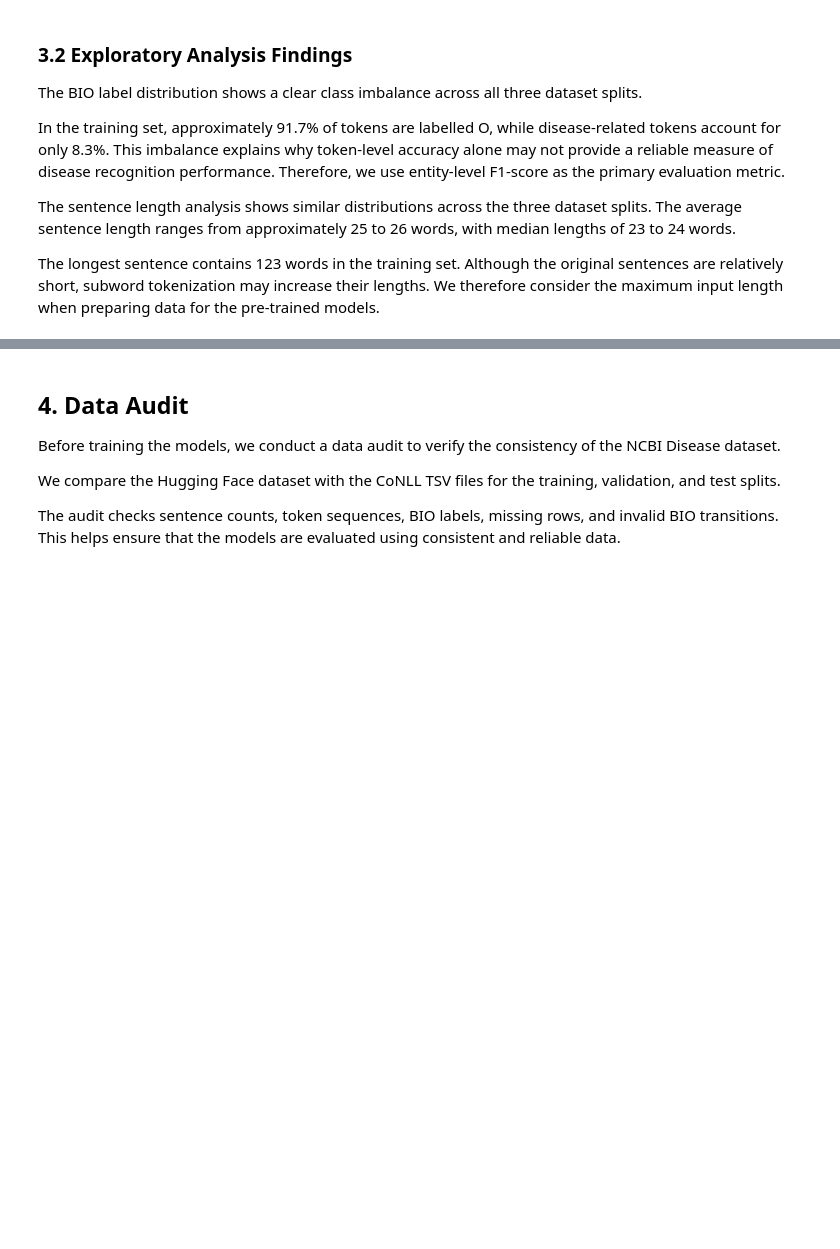
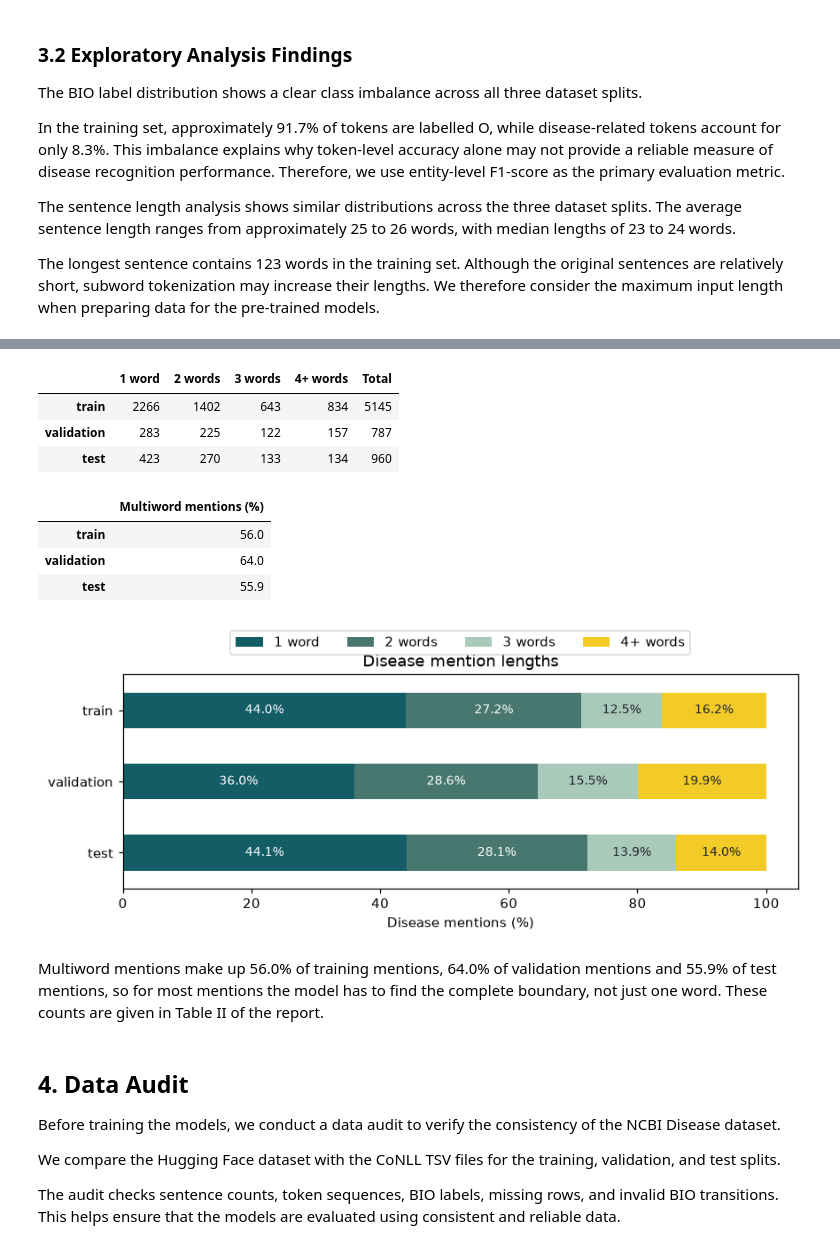
Before and after one commit to lofty14/bert-ner-baseline, a Jupyter notebook: Project13_TeamHAHA_final.ipynb, the cells around one changed output, grey strips where cells are left out. Saved outputs shown, nothing was run; the diff lists cells and outputs as text; code cells hidden in the pictures; blank space fills up the shorter version.

```diff
--- a/Project13_TeamHAHA_final.ipynb
+++ b/Project13_TeamHAHA_final.ipynb
@@ -219,3 +225,56 @@ The longest sentence contains 123 words in the training set. Although the origin
+# %%
+# Count disease mentions by length in original words (data_splits comes from the repository loader in Part 1).
+def disease_mention_lengths(tags):
+    lengths = []
+    current_length = 0
+    for tag in [*tags, "O"]:
+        if tag == "I-Disease":
+            assert current_length > 0, "Orphan I-Disease tag"
+            current_length += 1
+        else:
+            if current_length:
+                lengths.append(current_length)
+            current_length = 1 if tag == "B-Disease" else 0
+    return lengths
+
+mention_lengths = {
+    split: [length for _, tags in rows for length in disease_mention_lengths(tags)]
+    for split, rows in data_splits.items()
+}
+mention_table = pd.DataFrame.from_dict({
+    split: {"1 word": sum(n == 1 for n in lengths),
+            "2 words": sum(n == 2 for n in lengths),
+            "3 words": sum(n == 3 for n in lengths),
+            "4+ words": sum(n >= 4 for n in lengths)}
+    for split, lengths in mention_lengths.items()
+}, orient="index")
+assert mention_table.sum(axis=1).equals(split_summary["Disease mentions"])
+display(mention_table.assign(Total=mention_table.sum(axis=1)))
+mention_percent = mention_table.div(mention_table.sum(axis=1), axis=0) * 100
+display((100 - mention_percent["1 word"]).round(1).to_frame("Multiword mentions (%)"))
+ax = mention_percent.plot.barh(
+    stacked=True, color=["#145D67", "#47776E", "#A9CABB", "#F3CB27"],
+    figsize=(8, 3.4))
+ax.set(xlabel="Disease mentions (%)", ylabel="", title="Disease mention lengths")
+ax.invert_yaxis()
+ax.legend(ncol=4, loc="lower center", bbox_to_anchor=(0.5, 1.06))
+for i, container in enumerate(ax.containers):
+    ax.bar_label(container, fmt="%.1f%%", label_type="center",
+                 color="white" if i < 2 else "#202329", fontsize=9)
+plt.tight_layout()
+plt.show()
+# %% [output]
+|  | 1 word | 2 words | 3 words | 4+ words | Total |
+| train | 2266 | 1402 | 643 | 834 | 5145 |
+| validation | 283 | 225 | 122 | 157 | 787 |
+| test | 423 | 270 | 133 | 134 | 960 |
+|  | Multiword mentions (%) |
+| train | 56.0 |
+| validation | 64.0 |
+| test | 55.9 |
+[figure, added]
+# %% [markdown]
+Multiword mentions make up 56.0% of training mentions, 64.0% of validation mentions and 55.9% of test mentions, so for most mentions the model has to find the complete boundary, not just one word. These counts are given in Table II of the report.
 # %% [markdown]
 ## 4. Data Audit
 
```
Also changed, not shown: parts of 4 cells of this notebook, 2 other files.
